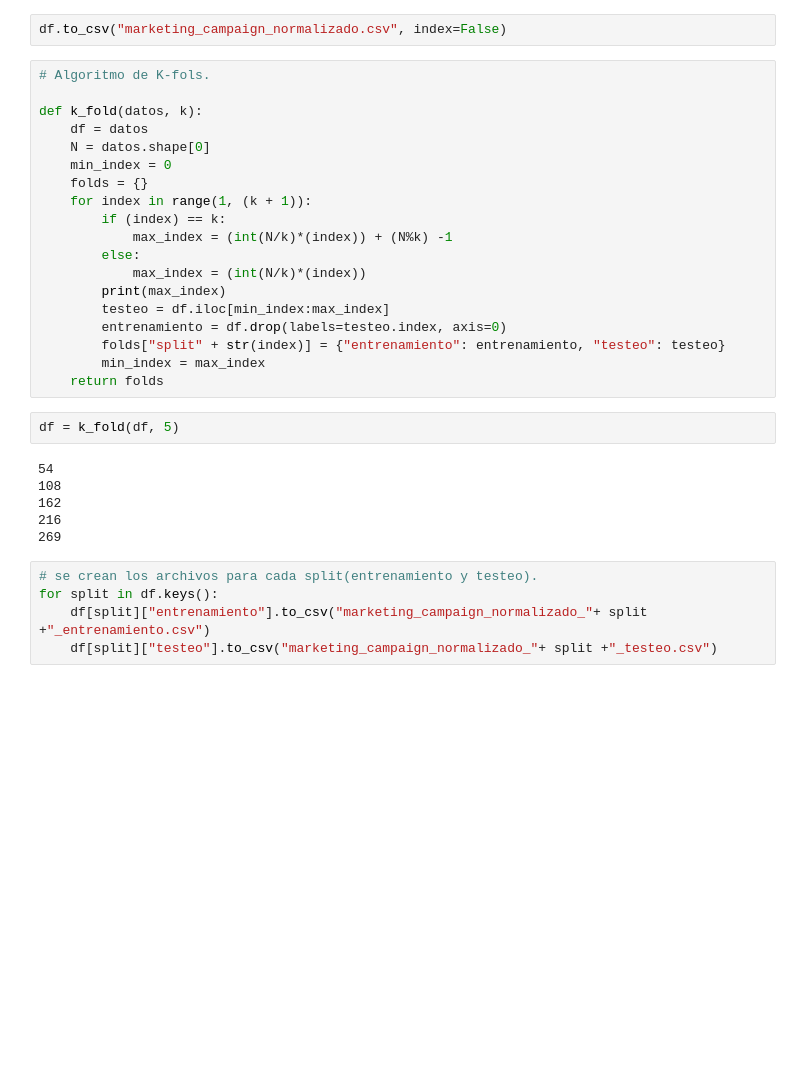
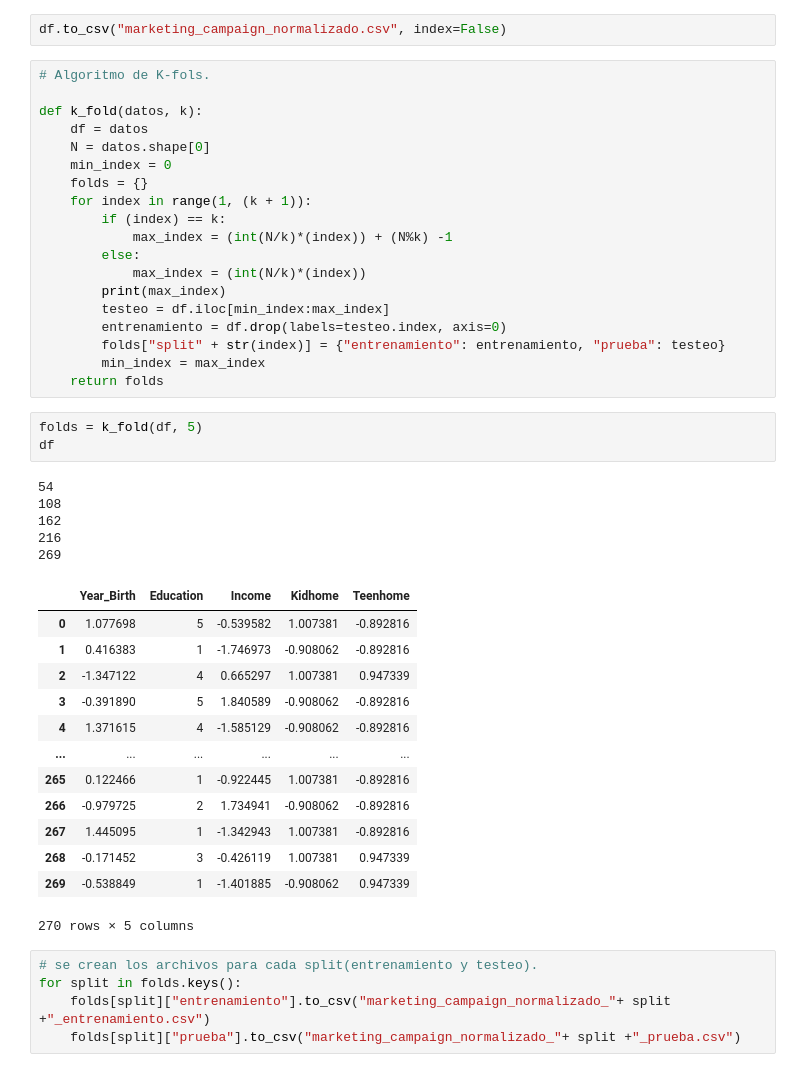
Before and after one commit to jpnahuelpan/IA-2021, a Jupyter notebook: main.ipynb, the cells around one changed output. Cells and saved outputs as stored; diff of their text form; blank space fills up the shorter version.

```diff
--- a/main.ipynb
+++ b/main.ipynb
@@ -247,19 +263,33 @@ def k_fold(datos, k):
         print(max_index)
         testeo = df.iloc[min_index:max_index]
         entrenamiento = df.drop(labels=testeo.index, axis=0)
-        folds["split" + str(index)] = {"entrenamiento": entrenamiento, "testeo": testeo}
+        folds["split" + str(index)] = {"entrenamiento": entrenamiento, "prueba": testeo}
         min_index = max_index
     return folds
 # %%
-df = k_fold(df, 5)
+folds = k_fold(df, 5)
+df
 # %% [output]
 54
 108
 162
 216
 269
+|  | Year_Birth | Education | Income | Kidhome | Teenhome |
+| 0 | 1.077698 | 5 | -0.539582 | 1.007381 | -0.892816 |
+| 1 | 0.416383 | 1 | -1.746973 | -0.908062 | -0.892816 |
+| 2 | -1.347122 | 4 | 0.665297 | 1.007381 | 0.947339 |
+| 3 | -0.391890 | 5 | 1.840589 | -0.908062 | -0.892816 |
+| 4 | 1.371615 | 4 | -1.585129 | -0.908062 | -0.892816 |
+| ... | ... | ... | ... | ... | ... |
+| 265 | 0.122466 | 1 | -0.922445 | 1.007381 | -0.892816 |
+| 266 | -0.979725 | 2 | 1.734941 | -0.908062 | -0.892816 |
+| 267 | 1.445095 | 1 | -1.342943 | 1.007381 | -0.892816 |
+| 268 | -0.171452 | 3 | -0.426119 | 1.007381 | 0.947339 |
+| 269 | -0.538849 | 1 | -1.401885 | -0.908062 | 0.947339 |
+270 rows × 5 columns
 # %%
 # se crean los archivos para cada split(entrenamiento y testeo).
-for split in df.keys():
-    df[split]["entrenamiento"].to_csv("marketing_campaign_normalizado_"+ split +"_entrenamiento.csv")
-    df[split]["testeo"].to_csv("marketing_campaign_normalizado_"+ split +"_testeo.csv")
+for split in folds.keys():
+    folds[split]["entrenamiento"].to_csv("marketing_campaign_normalizado_"+ split +"_entrenamiento.csv")
+    folds[split]["prueba"].to_csv("marketing_campaign_normalizado_"+ split +"_prueba.csv")
```
Also changed, not shown: parts of 5 cells of this notebook, 18 other files.
